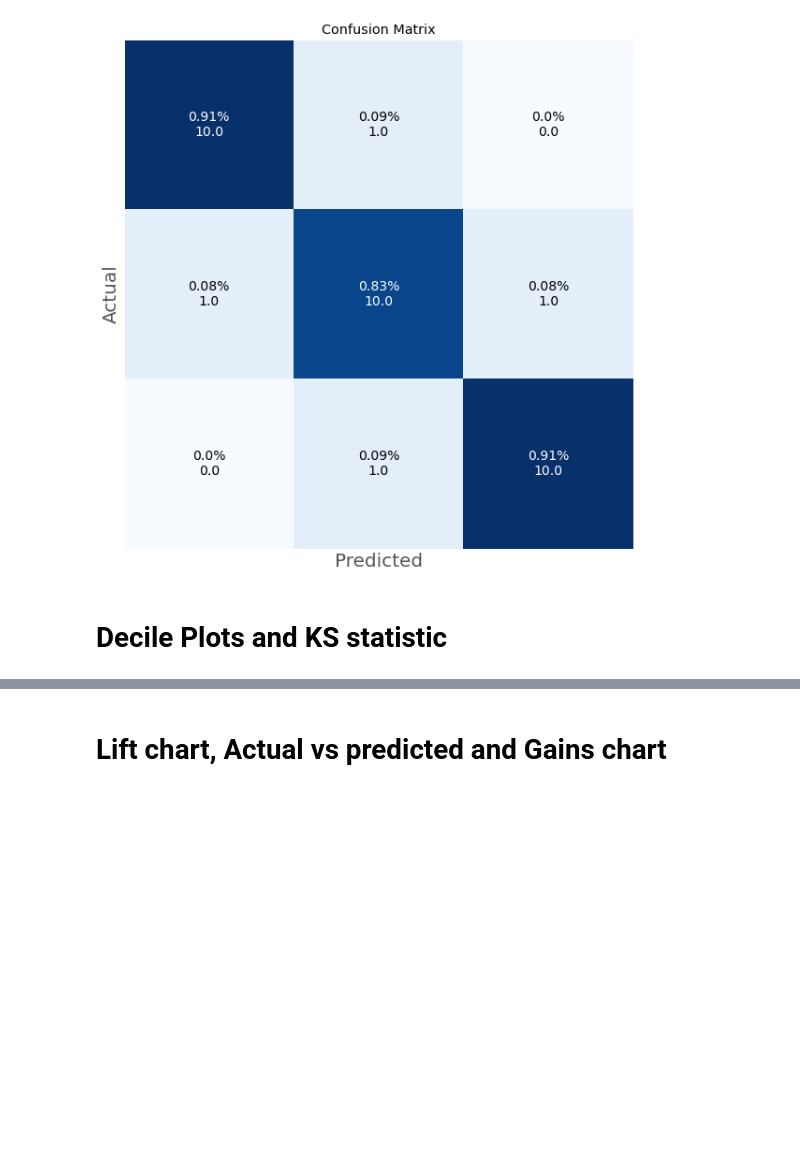
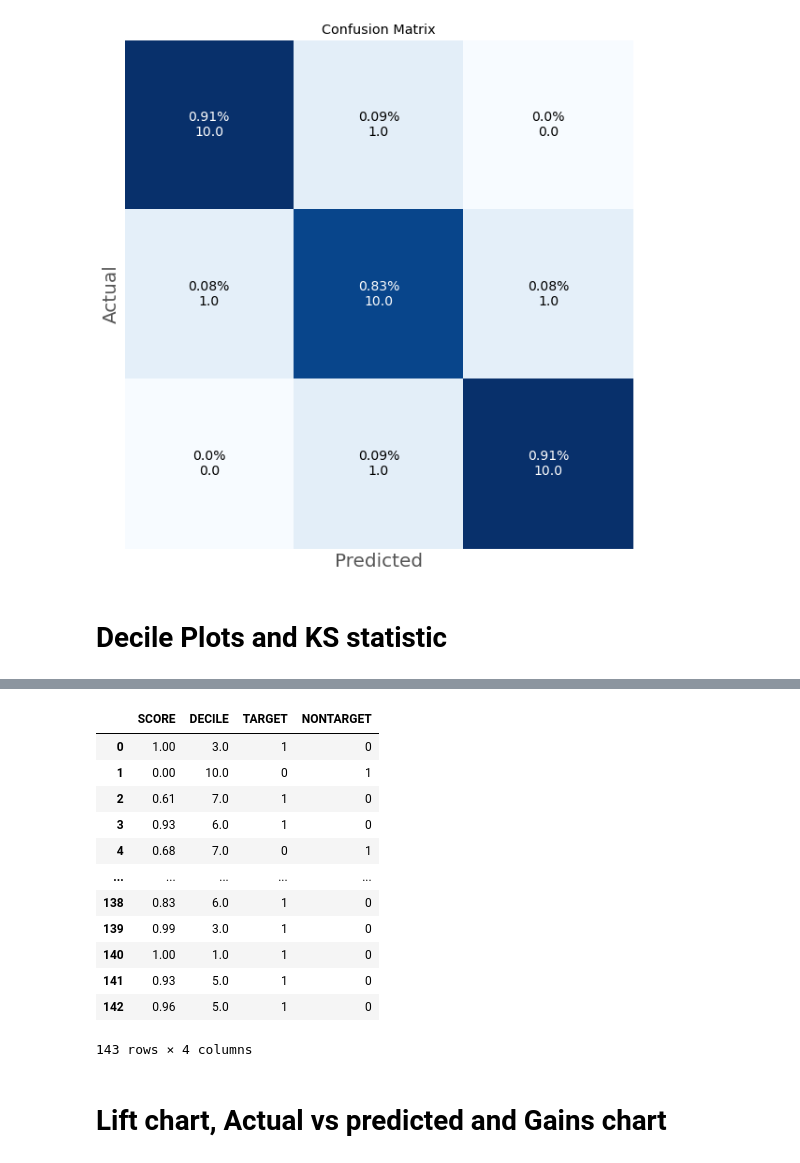
Before and after one commit to imanursar/Machine-Learning-Notes, a Jupyter notebook: Custom Function/Scoring Function.ipynb, the cells around one changed output, grey strips where cells are left out. Cells and saved outputs as stored; diff of their text form; code cells hidden in the pictures; blank space fills up the shorter version.

```diff
--- a/Custom Function/Scoring Function.ipynb
+++ b/Custom Function/Scoring Function.ipynb
@@ -171,3 +193,19 @@ decile_test
+# %%
+scores_test
+# %% [output]
+|  | SCORE | DECILE | TARGET | NONTARGET |
+| 0 | 1.00 | 3.0 | 1 | 0 |
+| 1 | 0.00 | 10.0 | 0 | 1 |
+| 2 | 0.61 | 7.0 | 1 | 0 |
+| 3 | 0.93 | 6.0 | 1 | 0 |
+| 4 | 0.68 | 7.0 | 0 | 1 |
+| ... | ... | ... | ... | ... |
+| 138 | 0.83 | 6.0 | 1 | 0 |
+| 139 | 0.99 | 3.0 | 1 | 0 |
+| 140 | 1.00 | 1.0 | 1 | 0 |
+| 141 | 0.93 | 5.0 | 1 | 0 |
+| 142 | 0.96 | 5.0 | 1 | 0 |
+143 rows × 4 columns
 # %% [markdown]
 # Lift chart, Actual vs predicted and Gains chart
 # %%
```
Also changed, not shown: parts of 7 cells of this notebook.
